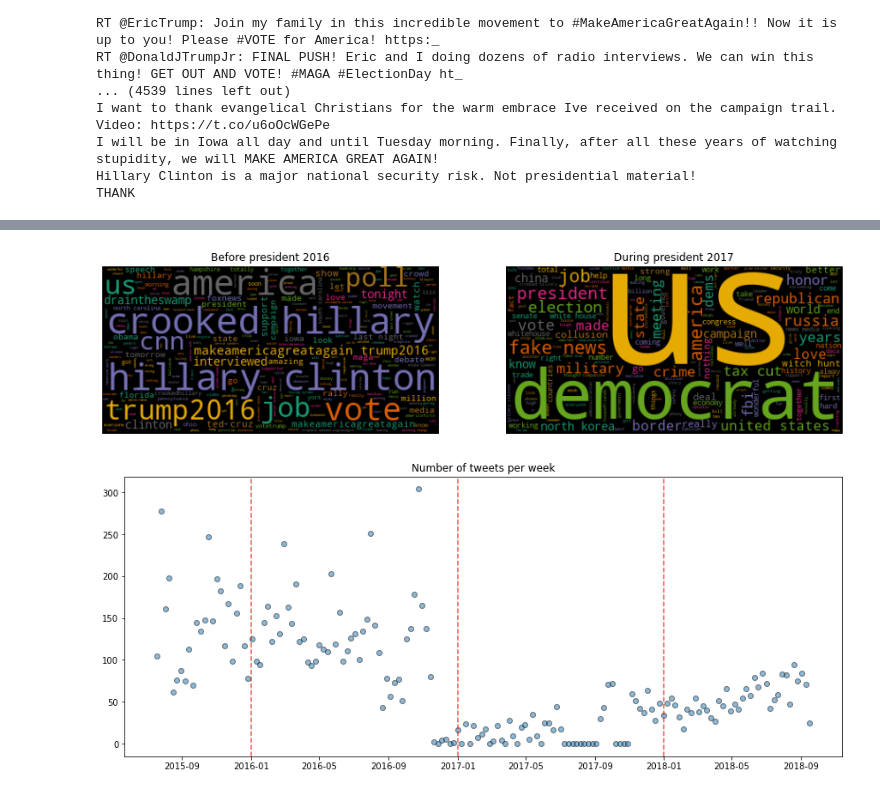
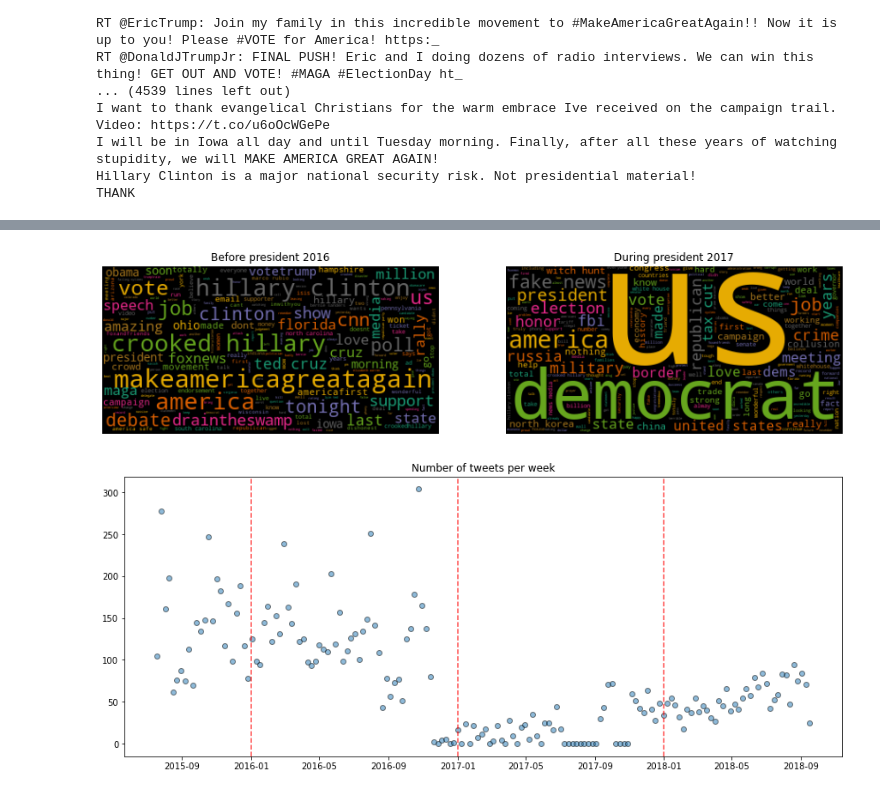
Before and after one commit to alexiska/Sentiment-analysis-Donald-Trump, a Jupyter notebook: Sentiment analysis.ipynb, the cells around one changed output, grey strips where cells are left out. Drawn from its saved outputs; the diff is of its cells as text; code cells hidden in the pictures.

Commit message:
Update Sentiment analysis.ipynb
cleaning and plotting

```diff
--- a/Sentiment analysis.ipynb
+++ b/Sentiment analysis.ipynb
@@ -195,4 +199,8 @@ df.tail() #2016-11 2015-07
 # %%
 df1.tail() #2017-06 2016-05
-df1[df1['Date'] == '2016-11-11']
+#df1[df1['Date'] == '2016-11-11']
+df1 = df1[['Date','Time','Text']]
+df1['Year'] = df1.apply(lambda x: x['Date'].split('-')[0], axis=1)
+df1 = df1[['Date','Time','Text','Year']]
+df1.head()
 # %% [output]
@@ -205,5 +218,5 @@ df1[df1['Date'] == '2016-11-11']
 # %%
-df_merged = pd.concat([df,df1, df_update])
+df_merged = pd.concat([df,df1,df_json_update])
 #df_merged = merged.copy()#df1[df1['Date']=='2016-08-08'].copy()
 df_merged = df_merged.reset_index()
 # %%
@@ -235,9 +248,10 @@ def cleaning_round1(x):
     x = re.sub(r"http.+",'', x) #remove URL
     x = re.sub(r"^RT.*$",'',x) # remove all retweets
     x = re.sub(r"\".*","",x) # remove all qoutes
-    x.replace('Ûªs',"")
-    x.replace('ÛªS',"")
-    x.replace('donÛªt','')
+    x = x.replace('Ûªs',"")
+    x = x.replace('ÛªS',"")
+    x = re.sub("Û¢4*.\S"," ",x)
+    x = x.replace('donÛªt','')
     x = re.sub(r"[a-zA-Z]\/","",x)
     x = re.sub(r"[&]\S*\s",'',x) # remove words starting with & like &amp
     x = re.sub(r"\s+",' ', x) # replace several spaces with one spac
@@ -245,6 +259,6 @@ def cleaning_round1(x):
     return x
 
 df_merged['Text'] = df_merged.apply(lambda x: cleaning_round1(str(x['Text'])),axis=1)
-for text in df_merged['Text'][-10:-1]:
+for text in df_merged['Text'][50:100]:
     print(text)
 # %% [output]
@@ -264,6 +286,11 @@ def cleaning_round2(x):
 
     x = re.sub(r"[.]","" ,x) #replace words like U.S. with US
     x = re.sub(r"\!","" ,x)
+    x = re.sub(r"[.,:-]","" ,x)
+    x = re.sub(r"[\)\(\\_']","" ,x)
+    x = re.sub(r"[0-9]\w*","",x)
+    x = x.replace("ûª","")
+    x = re.sub(r"[^a-zA-Z#@]"," " ,x)
     x = x.lower()
     #x = re.sub(r"[^a-zA-Z@´]",' ', x) # Remove non-letters except @'´
     #x = x.replace("'s",'')
@@ -273,6 +300,6 @@ def cleaning_round2(x):
     return x
 
 df_merged['Text'] = df_merged.apply(lambda x: cleaning_round2(str(x['Text'])),axis=1)
-for text in df_merged['Text'][-10:-1]:
+for text in df_merged['Text']:
     print(text)
 # %% [output]
@@ -319,35 +328,36 @@ dff.head(10)
 # %%
 update_stop_words = STOPWORDS.union({'S','U','big','much','time','want','many','done','one','Trump',
                                      'back','said','see','need','great','people','thank','American',
                                     'must','don t', 'good', 'going','win','even','now','must','don',
                                      'today','join','new','will','never','country','year','better'
-                                     'way','bad', 't','make','dem','way','thing','say','day'})
+                                     'way','bad', 't','make','dem','way','thing','say','day','made'
+                                    'last','night','tomorrow','interviewed','watch','look','let'})
 
 #text2016 = text2016.replace('will','')
 text2017 = text2017.replace('don t','')
 fig, axes = plt.subplots(1,2,squeeze=False,figsize=(15,15))
 
 wordcloud2016 = WordCloud(max_words=400, background_color="black",
                           colormap='Dark2',random_state=72,
                           stopwords = update_stop_words,
-                          max_font_size=200).generate(text2016)
+                          max_font_size=250).generate(text2016)
 
 wordcloud2017 = WordCloud(max_words=400, background_color="black",
                           colormap='Dark2',random_state=72,
                           stopwords = update_stop_words,
                           max_font_size=200).generate(text2017)
 
 axes[0][0].imshow(wordcloud2016, interpolation='bilinear')
 axes[0][1].imshow(wordcloud2017, interpolation='bilinear')
 axes[0][0].title.set_text('Before president 2016')
 axes[0][1].title.set_text('During president 2017')
 #axes[0][0].axis("off")
 #axes[0][0].title('2016 before president')
 axes[0][0].axis('off')
 axes[0][1].axis('off')
 plt.show()
 # %% [output]
-[figure, old version]
+[figure, new version]
 # %%
 import numpy as np
 import matplotlib.dates as mdates
```
Also changed, not shown: parts of 21 cells of this notebook.
